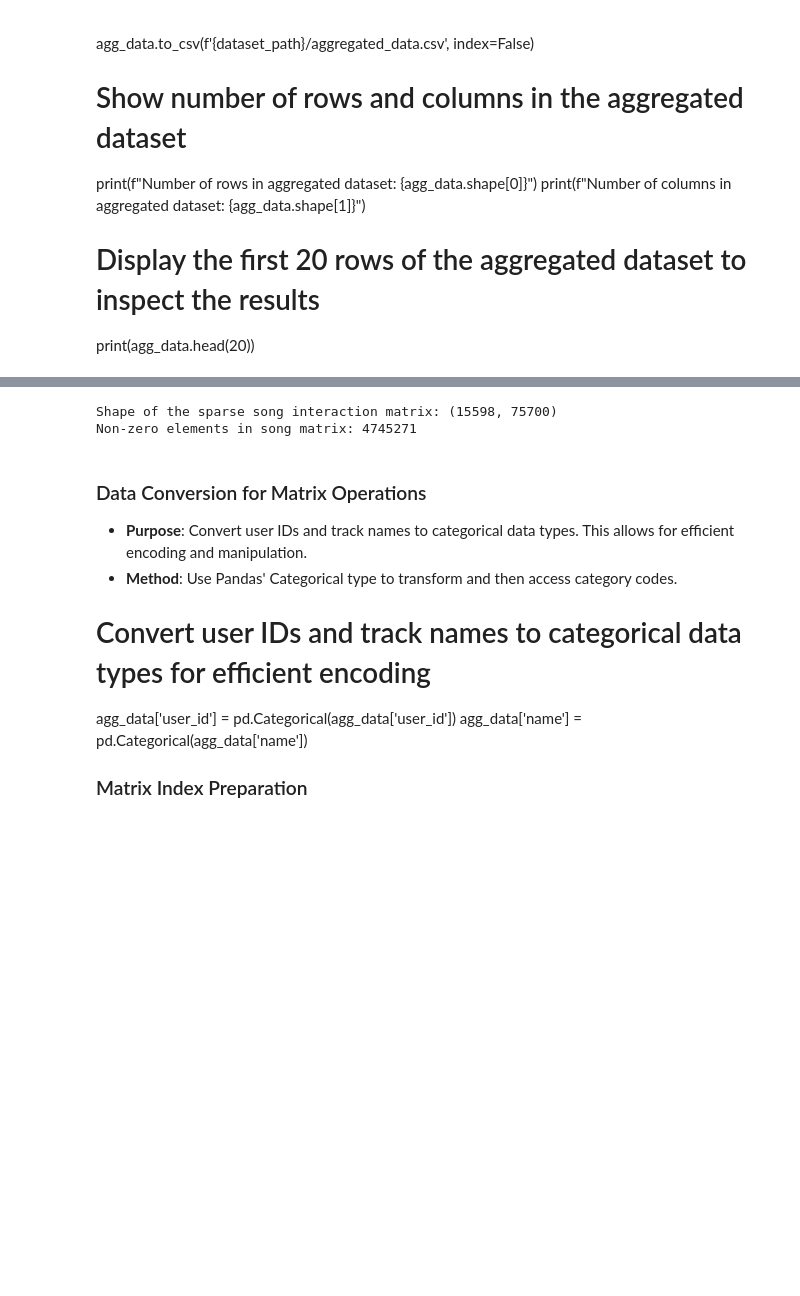
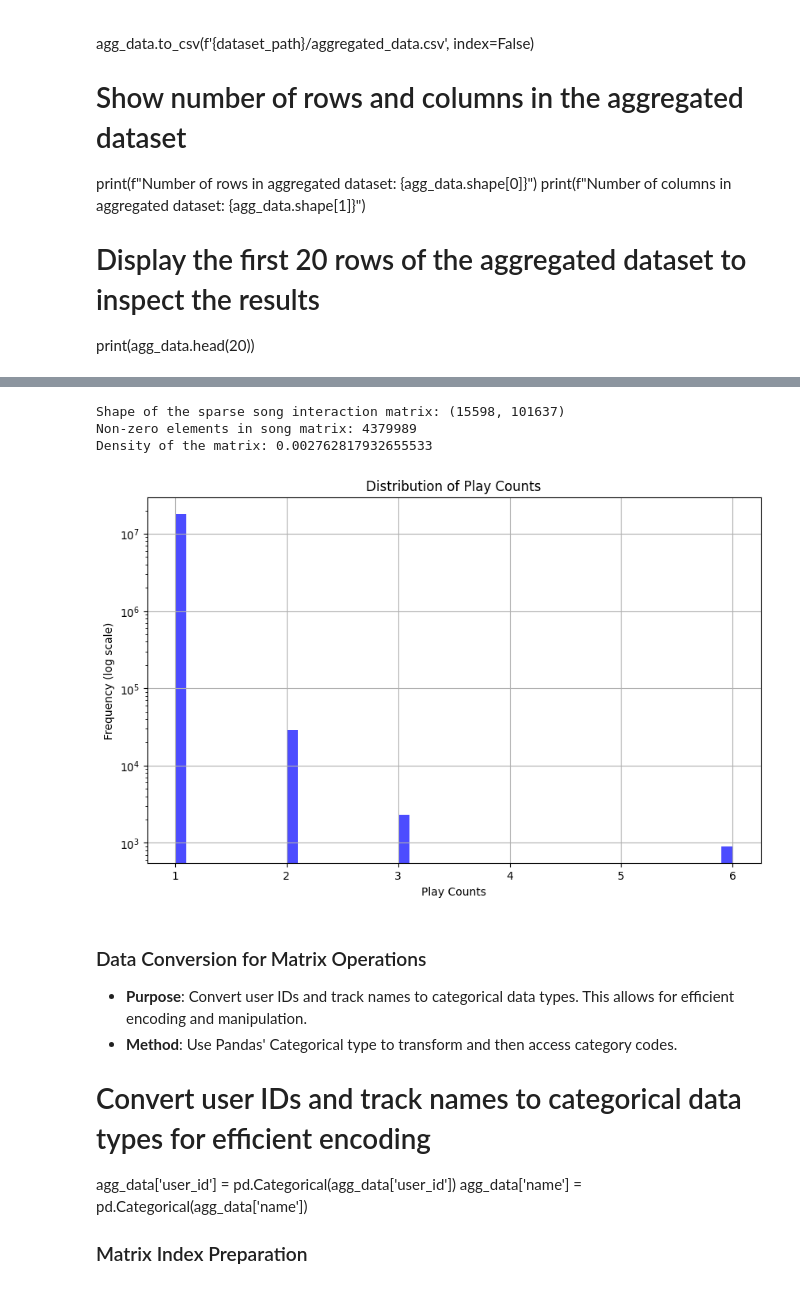
Before and after one commit to MaidenTaief/Music_Final, a Jupyter notebook: UserMatrix.ipynb, the cells around one changed output, grey strips where cells are left out. Cells and saved outputs as stored; diff of their text form; code cells hidden in the pictures; blank space fills up the shorter version.

```diff
--- a/UserMatrix.ipynb
+++ b/UserMatrix.ipynb
@@ -237,36 +350,52 @@ Number of columns in aggregated dataset: 7
 # %%
 import pandas as pd
 from scipy.sparse import csr_matrix, save_npz
+import matplotlib.pyplot as plt
 
-# Load the aggregated data
-agg_data = pd.read_csv(f'{dataset_path}/aggregated_data.csv')
+# Set the dataset directory path
+dataset_path = '/content/drive/My Drive/DATASET'
+
+# Load the aggregated data with the correct filename
+agg_data = pd.read_csv(f'{dataset_path}/aggregated_data_full.csv')
 
 # Convert user IDs and track names to categorical data types for efficient encoding
 agg_data['user_id'] = pd.Categorical(agg_data['user_id'])
-agg_data['name'] = pd.Categorical(agg_data['name'])
+agg_data['trackname'] = pd.Categorical(agg_data['trackname'])
 
 # Create row and column indices using the categorical codes
 row_indices = agg_data['user_id'].cat.codes
-col_indices = agg_data['name'].cat.codes
+col_indices = agg_data['trackname'].cat.codes
 
 # Use play_count as the data for the sparse matrix
 data = agg_data['play_count'].values
 
 # Create a sparse matrix with rows as users and columns as tracks
 # shape parameters are derived from the number of categories in each feature
 interaction_matrix = csr_matrix((data, (row_indices, col_indices)),
                                 shape=(agg_data['user_id'].cat.categories.size,
-                                       agg_data['name'].cat.categories.size))
+                                       agg_data['trackname'].cat.categories.size))
 
 # Save the sparse matrix for future use
 save_npz(f'{dataset_path}/sparse_song_matrix.npz', interaction_matrix)
 
 # Display the shape of the interaction matrix and other details
 print("Shape of the sparse song interaction matrix:", interaction_matrix.shape)
 print("Non-zero elements in song matrix:", interaction_matrix.nnz)
+print("Density of the matrix:", interaction_matrix.nnz / (interaction_matrix.shape[0] * interaction_matrix.shape[1]))
+
+# Plotting the distribution of play counts
+plt.figure(figsize=(10, 6))
+plt.hist(data, bins=50, log=True, color='blue', alpha=0.7)
+plt.title('Distribution of Play Counts')
+plt.xlabel('Play Counts')
+plt.ylabel('Frequency (log scale)')
+plt.grid(True)
+plt.show()
 # %% [output]
-Shape of the sparse song interaction matrix: (15598, 75700)
-Non-zero elements in song matrix: 4745271
+Shape of the sparse song interaction matrix: (15598, 101637)
+Non-zero elements in song matrix: 4379989
+Density of the matrix: 0.002762817932655533
+[figure, added]
 # %% [markdown]
 ### Data Conversion for Matrix Operations
 - **Purpose**: Convert user IDs and track names to categorical data types. This allows for efficient encoding and manipulation.
```
Also changed, not shown: parts of 16 cells of this notebook.
